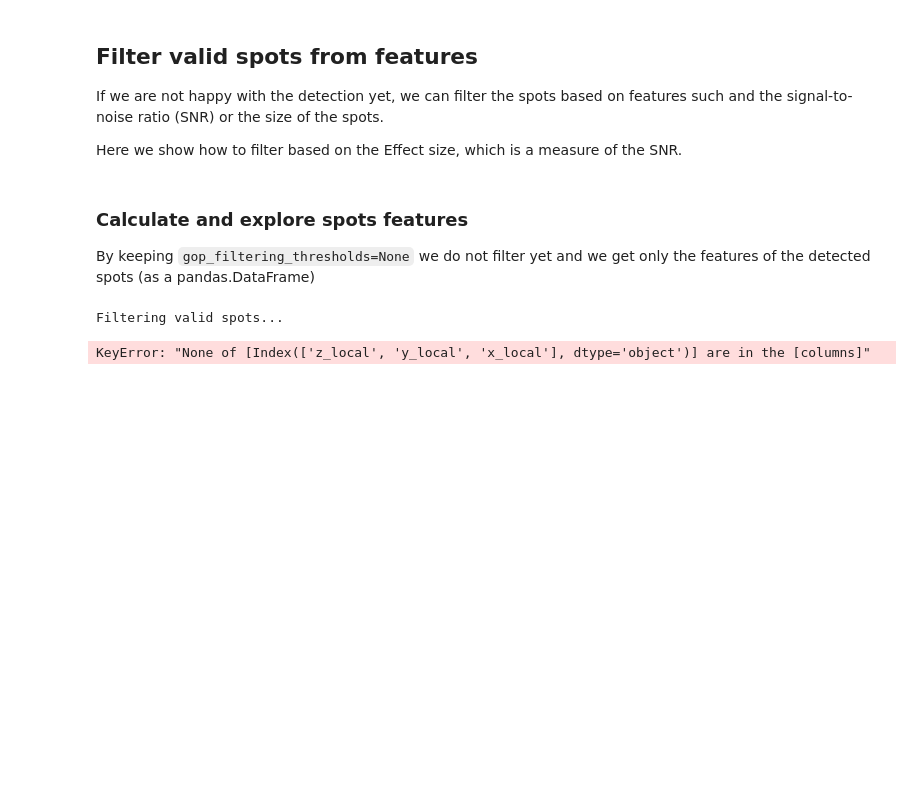
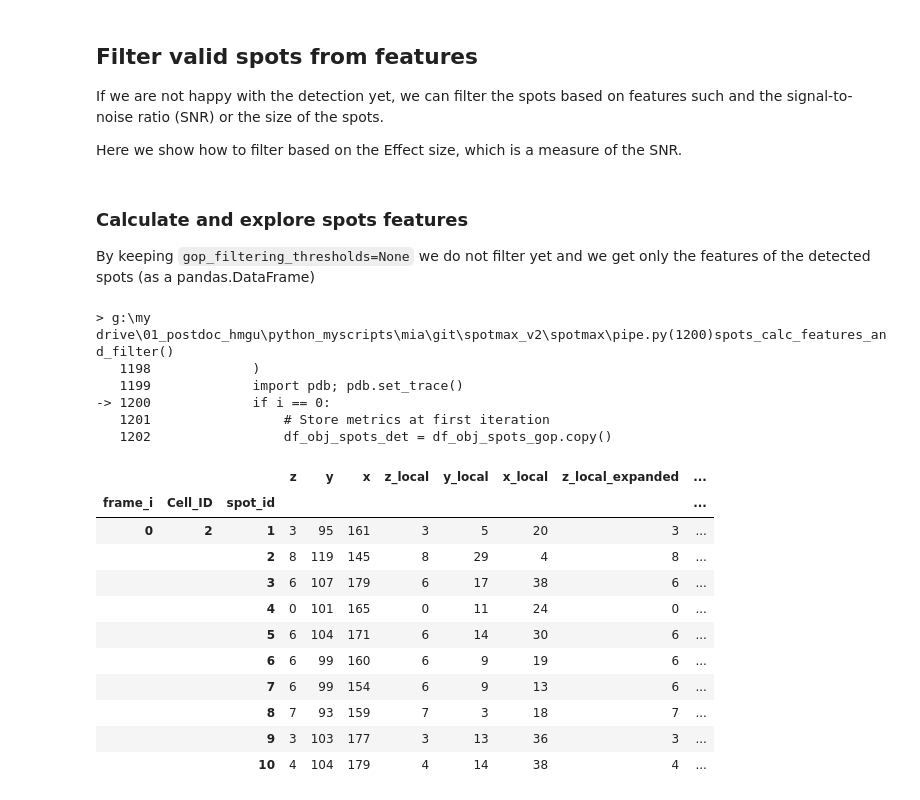
Before and after one commit to ElpadoCan/SpotMAX, a Jupyter notebook: examples/notebooks/spot_detection_from_image_file.ipynb, the cells around one changed output. Cells and saved outputs as stored; diff of their text form; code cells hidden in the pictures; blank space fills up the shorter version.

```diff
--- a/examples/notebooks/spot_detection_from_image_file.ipynb
+++ b/examples/notebooks/spot_detection_from_image_file.ipynb
@@ -263,9 +283,30 @@ keys, dfs_spots_det, _ = spotmax.pipe.spots_calc_features_and_filter(
     dist_transform_spheroid=None,
     get_backgr_from_inside_ref_ch_mask=False,
     show_progress=True,
-    verbose=True,
+    verbose=False,
     logger_func=print
 )
+print('Done')
 # %% [output]
-Filtering valid spots...
+> g:\my drive\01_postdoc_hmgu\python_myscripts\mia\git\spotmax_v2\spotmax\pipe.py(1200)spots_calc_features_and_filter()
+   1198             )
+   1199             import pdb; pdb.set_trace()
+-> 1200             if i == 0:
+   1201                 # Store metrics at first iteration
+   1202                 df_obj_spots_det = df_obj_spots_gop.copy()
-KeyError: "None of [Index(['z_local', 'y_local', 'x_local'], dtype='object')] are in the [columns]"
+# %%
+df_features = pd.concat(dfs_spots_det, keys=keys, names=['frame_i', 'Cell_ID'])
+df_features.head(10)
+# %% [output]
+|  |  |  | z | y | x | z_local | y_local | x_local | z_local_expanded | ... |
+| frame_i | Cell_ID | spot_id |  |  |  |  |  |  |  | ... |
+| 0 | 2 | 1 | 3 | 95 | 161 | 3 | 5 | 20 | 3 | ... |
+|  |  | 2 | 8 | 119 | 145 | 8 | 29 | 4 | 8 | ... |
+|  |  | 3 | 6 | 107 | 179 | 6 | 17 | 38 | 6 | ... |
+|  |  | 4 | 0 | 101 | 165 | 0 | 11 | 24 | 0 | ... |
+|  |  | 5 | 6 | 104 | 171 | 6 | 14 | 30 | 6 | ... |
+|  |  | 6 | 6 | 99 | 160 | 6 | 9 | 19 | 6 | ... |
+|  |  | 7 | 6 | 99 | 154 | 6 | 9 | 13 | 6 | ... |
+|  |  | 8 | 7 | 93 | 159 | 7 | 3 | 18 | 7 | ... |
+|  |  | 9 | 3 | 103 | 177 | 3 | 13 | 36 | 3 | ... |
+|  |  | 10 | 4 | 104 | 179 | 4 | 14 | 38 | 4 | ... |
```
Also changed, not shown: parts of 12 cells of this notebook, 17 other files.
